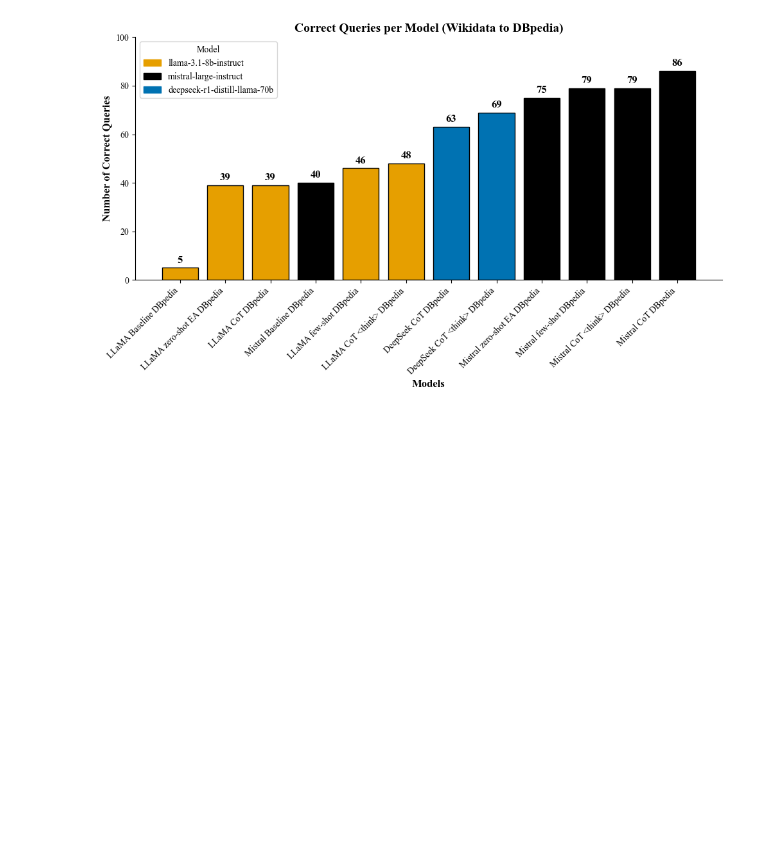
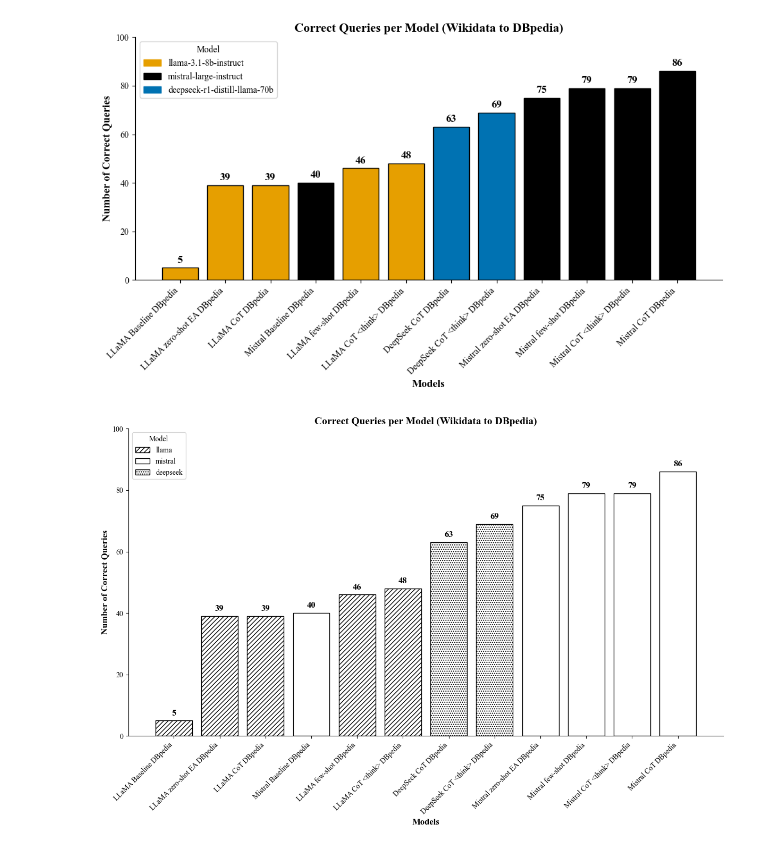
Before and after one commit to semantic-systems/Automatic-SPARQL-translation, a Jupyter notebook: Result-comparison/results_dbpedia_translation.ipynb, the cells around one changed output. Drawn from its saved outputs; the diff is of its cells as text; code cells hidden in the pictures; blank space fills up the shorter version.

Commit message:
refactor: chart color adjustments

```diff
--- a/Result-comparison/results_dbpedia_translation.ipynb
+++ b/Result-comparison/results_dbpedia_translation.ipynb
@@ -320,3 +321,67 @@ plt.savefig("correct_queries_DBpedia.png", dpi=300, bbox_inches='tight')
 plt.show()
 # %% [output]
 [figure]
+# %%
+# Extract the number of correct answers per model
+correct_counts = df_correctness[model_columns].sum().sort_values(ascending=True)
+
+# Define hatching patterns for different model groups
+hatch_mapping = {
+    "llama": "////",
+    "mistral": "",
+    "deepseek": "....",
+}
+
+# Assign hatching patterns based on model names
+bar_hatches = []
+for model in correct_counts.index:
+    if "llama" in model.lower():
+        bar_hatches.append(hatch_mapping["llama"])
+    elif "mistral" in model.lower():
+        bar_hatches.append(hatch_mapping["mistral"])
+    elif "deepseek" in model.lower():
+        bar_hatches.append(hatch_mapping["deepseek"])
+    else:
+        bar_hatches.append("")
+
+# Create a bar chart
+fig, ax = plt.subplots(figsize=(12, 8))
+bars = ax.bar(correct_counts.index, correct_counts.values, color="white", edgecolor="black")
+
+# Apply hatching to the bars
+for bar, hatch in zip(bars, bar_hatches):
+    bar.set_hatch(hatch)
+
+# Add value labels on top of the bars
+for bar in bars:
+    height = bar.get_height()
+    ax.text(bar.get_x() + bar.get_width() / 2, height + 1, str(int(height)),
+            ha='center', va='bottom', fontsize=12, fontweight="bold")
+
+# Set y-axis limit to 100
+ax.set_ylim(0, 100)
+
+# Labeling
+ax.set_xlabel("Models", fontsize=12, fontweight="bold")
+ax.set_ylabel("Number of Correct Queries", fontsize=12, fontweight="bold")
+ax.set_title("Correct Queries per Model (Wikidata to DBpedia)", fontsize=14, fontweight="bold")
+
+# Format x-ticks
+ax.set_xticks(np.arange(len(correct_counts.index)))
+ax.set_xticklabels(correct_counts.index, rotation=45, ha="right", fontsize=10)
+
+# Grid lines for readability
+ax.spines["top"].set_visible(False)
+ax.spines["right"].set_visible(False)
+
+# Add a legend with hatching patterns
+legend_labels = ["llama", "mistral", "deepseek"]
+legend_patches = [plt.Rectangle((0, 0), 1, 1, hatch=hatch_mapping[key], edgecolor="black", facecolor="white") for key in hatch_mapping]
+ax.legend(legend_patches, legend_labels, loc="upper left", title="Model", fontsize=10)
+
+# Display the chart
+plt.tight_layout()
+plt.savefig("correct_queries_DBpedia_hatched.png", dpi=300, bbox_inches='tight')
+plt.show()
+# %% [output]
+[figure, added]
```
Also changed, not shown: parts of 1 cell of this notebook, 5 other files.
